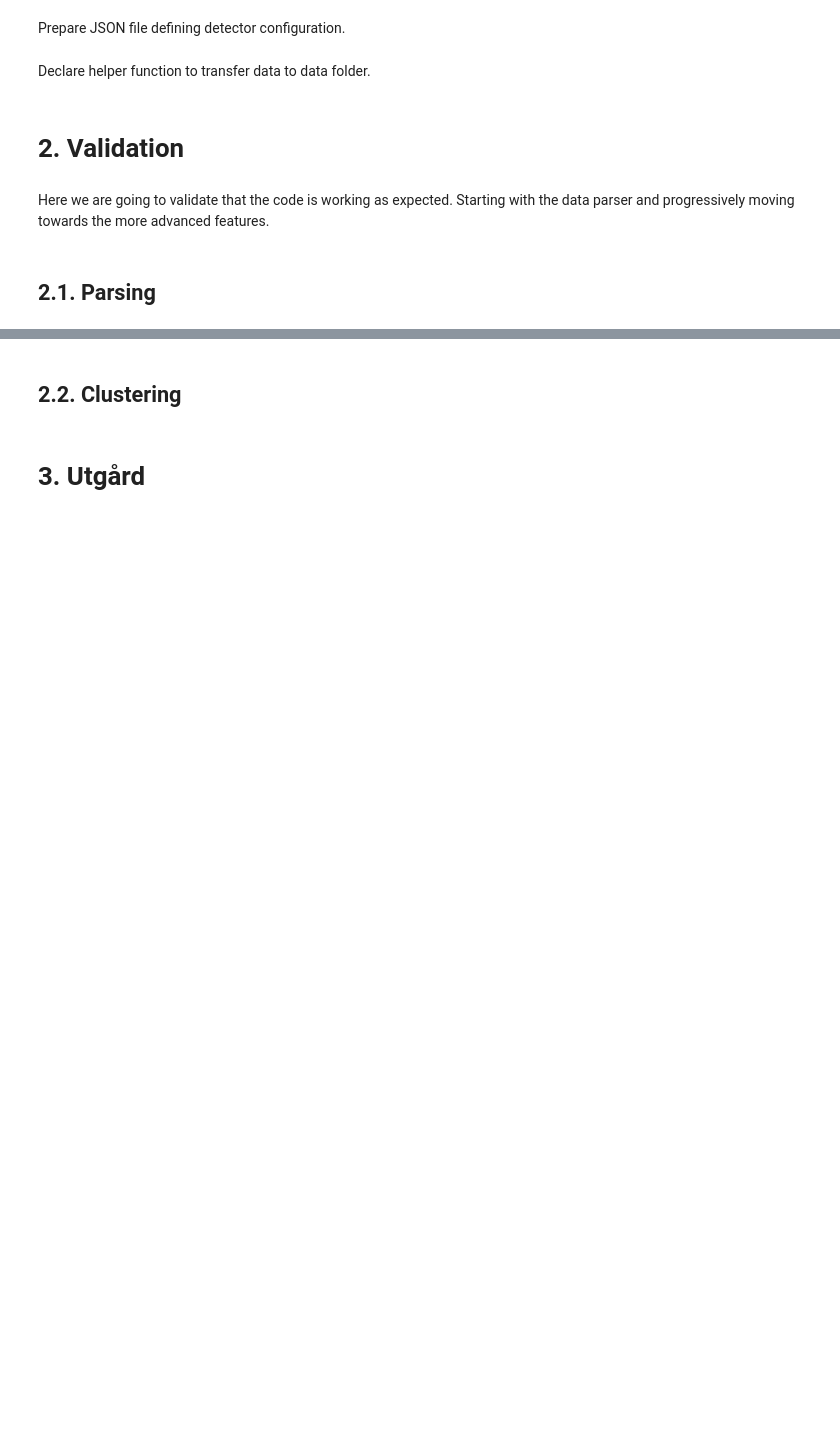
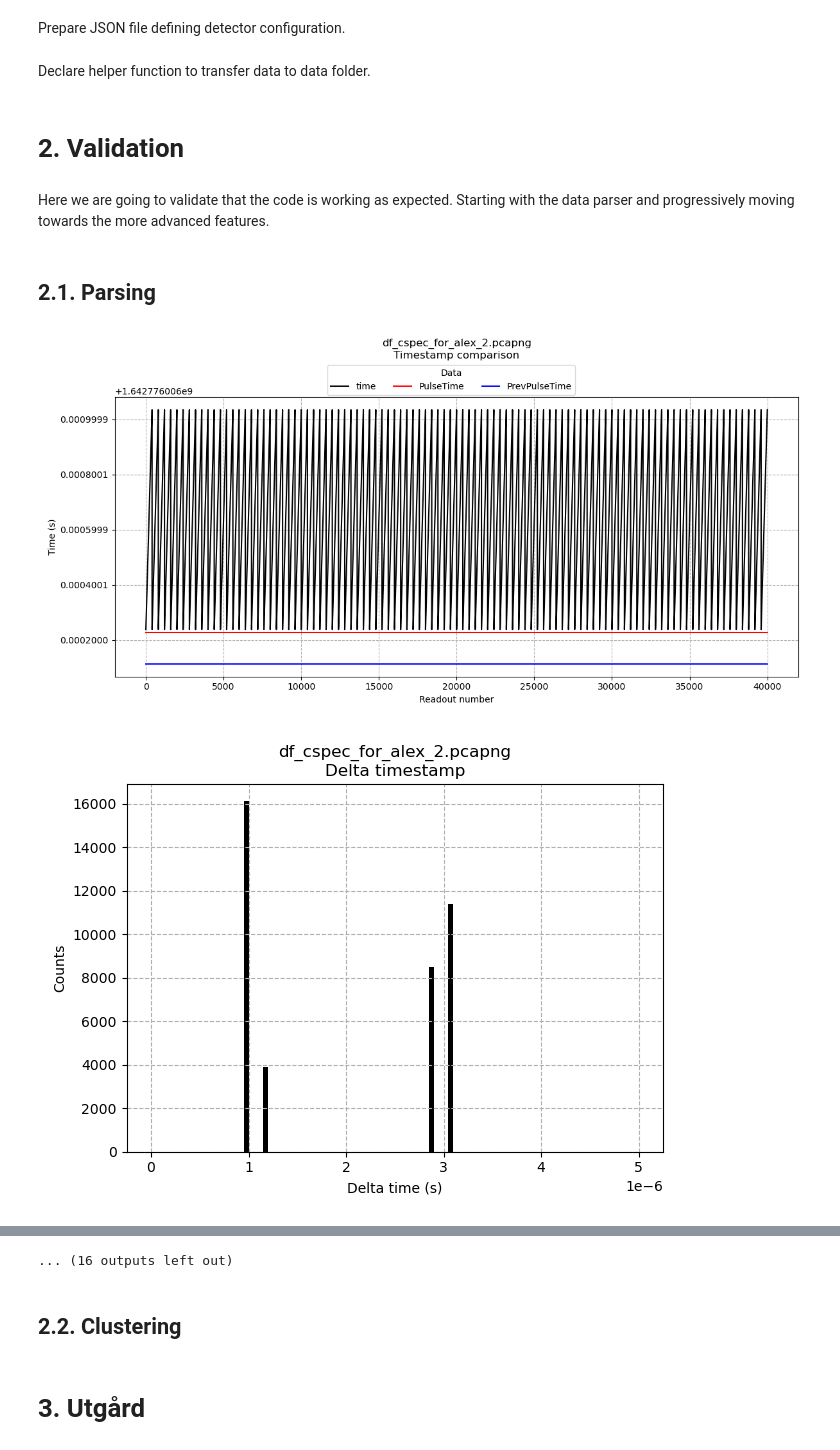
Before and after one commit to ess-dg/mg-let-2022-vmm-analysis, a Jupyter notebook: notebooks/preparations_mg_let.ipynb, the cells around one changed output, grey strips where cells are left out. Cells and saved outputs as stored; diff of their text form; code cells hidden in the pictures; blank space fills up the shorter version.

```diff
--- a/notebooks/preparations_mg_let.ipynb
+++ b/notebooks/preparations_mg_let.ipynb
@@ -221,6 +115,9 @@ def plot_vmm_and_channel_events(df, title):
 # %%
 # Plot some test data
-plot_vmm_data(df_cspec_for_alex_2, 'df_cspec_for_alex_2')
-plot_time_stamp(df_cspec_for_alex_2, (1 / (88.0525 * 1e6)), 'df_cspec_for_alex_2')
-plot_fen_and_vmm(df_cspec_for_alex_2, 'df_cspec_for_alex_2')
-plot_vmm_and_channel_events(df_cspec_for_alex_2, 'df_cspec_for_alex_2')
+mg_plot.plot_vmm_data(df_cspec_for_alex_2, 'df_cspec_for_alex_2')
+mg_plot.plot_time_stamp(df_cspec_for_alex_2, (1 / (88.0525 * 1e6)), 'df_cspec_for_alex_2')
+mg_plot.plot_fen_and_vmm(df_cspec_for_alex_2, 'df_cspec_for_alex_2')
+mg_plot.plot_vmm_and_channel_events(df_cspec_for_alex_2, 'df_cspec_for_alex_2')
+# %% [output]
+[figure, added]
+[figure, added]
@@ -227 +134,2 @@ plot_vmm_and_channel_events(df_cspec_for_alex_2, 'df_cspec_for_alex_2')
+... (16 outputs left out)
 # %%
```
Also changed, not shown: parts of 7 cells of this notebook, 2 other files.
